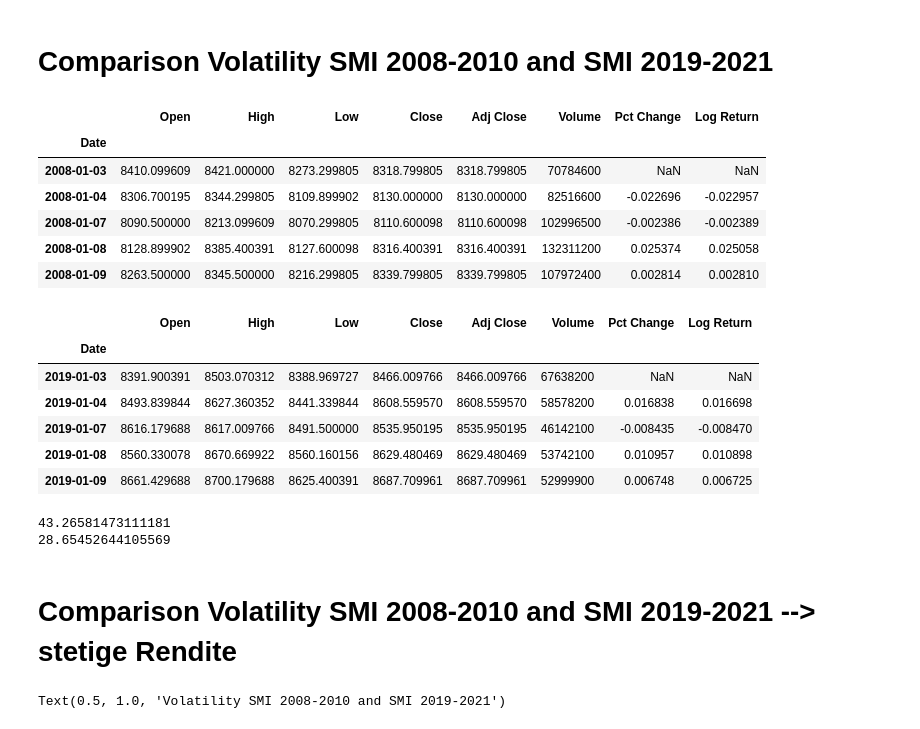
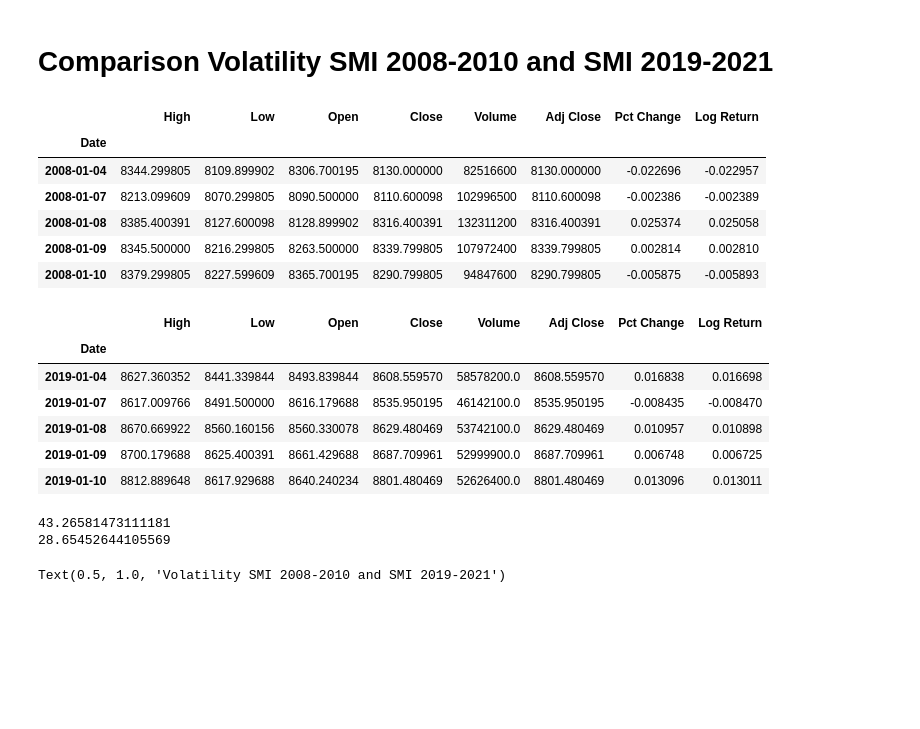
Before and after one commit to Darioschuerch/Project_MRWAM69.F2201_Marzer_Schuerch, a Jupyter notebook: Project/Project_MRWAM69.F2201_Marzer_Schuerch.ipynb, the cells around one changed output. Cells and saved outputs as stored; diff of their text form; code cells hidden in the pictures; blank space fills up the shorter version.

```diff
--- a/Project/Project_MRWAM69.F2201_Marzer_Schuerch.ipynb
+++ b/Project/Project_MRWAM69.F2201_Marzer_Schuerch.ipynb
@@ -121,27 +145,29 @@ print(mean_SMI_19)
 # %%
 df_08 = pd.read_csv("SMI_08.csv",sep = ",", index_col=0)
 df_08["Pct Change"]= df_08["Close"].pct_change()
 df_08["Log Return"]= np.log(df_08["Close"]/df_08["Close"].shift(1))
+df_08 =df_08[1:] #Remove the first observation NaN
 df_08.head()
 # %% [output]
-|  | Open | High | Low | Close | Adj Close | Volume | Pct Change | Log Return |
+|  | High | Low | Open | Close | Volume | Adj Close | Pct Change | Log Return |
 | Date |  |  |  |  |  |  |  |  |
-| 2008-01-03 | 8410.099609 | 8421.000000 | 8273.299805 | 8318.799805 | 8318.799805 | 70784600 | NaN | NaN |
-| 2008-01-04 | 8306.700195 | 8344.299805 | 8109.899902 | 8130.000000 | 8130.000000 | 82516600 | -0.022696 | -0.022957 |
-| 2008-01-07 | 8090.500000 | 8213.099609 | 8070.299805 | 8110.600098 | 8110.600098 | 102996500 | -0.002386 | -0.002389 |
-| 2008-01-08 | 8128.899902 | 8385.400391 | 8127.600098 | 8316.400391 | 8316.400391 | 132311200 | 0.025374 | 0.025058 |
-| 2008-01-09 | 8263.500000 | 8345.500000 | 8216.299805 | 8339.799805 | 8339.799805 | 107972400 | 0.002814 | 0.002810 |
+| 2008-01-04 | 8344.299805 | 8109.899902 | 8306.700195 | 8130.000000 | 82516600 | 8130.000000 | -0.022696 | -0.022957 |
+| 2008-01-07 | 8213.099609 | 8070.299805 | 8090.500000 | 8110.600098 | 102996500 | 8110.600098 | -0.002386 | -0.002389 |
+| 2008-01-08 | 8385.400391 | 8127.600098 | 8128.899902 | 8316.400391 | 132311200 | 8316.400391 | 0.025374 | 0.025058 |
+| 2008-01-09 | 8345.500000 | 8216.299805 | 8263.500000 | 8339.799805 | 107972400 | 8339.799805 | 0.002814 | 0.002810 |
+| 2008-01-10 | 8379.299805 | 8227.599609 | 8365.700195 | 8290.799805 | 94847600 | 8290.799805 | -0.005875 | -0.005893 |
 # %%
 df_19 = pd.read_csv("SMI_19.csv",sep = ",", index_col=0)
 df_19["Pct Change"]= df_19["Close"].pct_change()
 df_19["Log Return"]= np.log(df_19["Close"]/df_19["Close"].shift(1))
+df_19 =df_19[1:] #Remove the first observation NaN
 df_19.head()
 # %% [output]
-|  | Open | High | Low | Close | Adj Close | Volume | Pct Change | Log Return |
+|  | High | Low | Open | Close | Volume | Adj Close | Pct Change | Log Return |
 | Date |  |  |  |  |  |  |  |  |
-| 2019-01-03 | 8391.900391 | 8503.070312 | 8388.969727 | 8466.009766 | 8466.009766 | 67638200 | NaN | NaN |
-| 2019-01-04 | 8493.839844 | 8627.360352 | 8441.339844 | 8608.559570 | 8608.559570 | 58578200 | 0.016838 | 0.016698 |
-| 2019-01-07 | 8616.179688 | 8617.009766 | 8491.500000 | 8535.950195 | 8535.950195 | 46142100 | -0.008435 | -0.008470 |
-| 2019-01-08 | 8560.330078 | 8670.669922 | 8560.160156 | 8629.480469 | 8629.480469 | 53742100 | 0.010957 | 0.010898 |
-| 2019-01-09 | 8661.429688 | 8700.179688 | 8625.400391 | 8687.709961 | 8687.709961 | 52999900 | 0.006748 | 0.006725 |
+| 2019-01-04 | 8627.360352 | 8441.339844 | 8493.839844 | 8608.559570 | 58578200.0 | 8608.559570 | 0.016838 | 0.016698 |
+| 2019-01-07 | 8617.009766 | 8491.500000 | 8616.179688 | 8535.950195 | 46142100.0 | 8535.950195 | -0.008435 | -0.008470 |
+| 2019-01-08 | 8670.669922 | 8560.160156 | 8560.330078 | 8629.480469 | 53742100.0 | 8629.480469 | 0.010957 | 0.010898 |
+| 2019-01-09 | 8700.179688 | 8625.400391 | 8661.429688 | 8687.709961 | 52999900.0 | 8687.709961 | 0.006748 | 0.006725 |
+| 2019-01-10 | 8812.889648 | 8617.929688 | 8640.240234 | 8801.480469 | 52626400.0 | 8801.480469 | 0.013096 | 0.013011 |
 # %%
@@ -157,8 +183,6 @@ print(std_SMI_19)
 # %% [output]
 43.26581473111181
 28.65452644105569
-# %% [markdown]
-# Comparison Volatility SMI 2008-2010 and SMI 2019-2021 --> stetige Rendite
 # %%
 df_08["Log Return"].hist(bins = 100, label = "SMI 2008-2010", alpha = 0.5, figsize = (15,7))
 df_19["Log Return"].hist(bins = 100, label = "SMI 2019-2021", alpha = 0.5)
```
Also changed, not shown: parts of 47 cells of this notebook, 4 other files.
